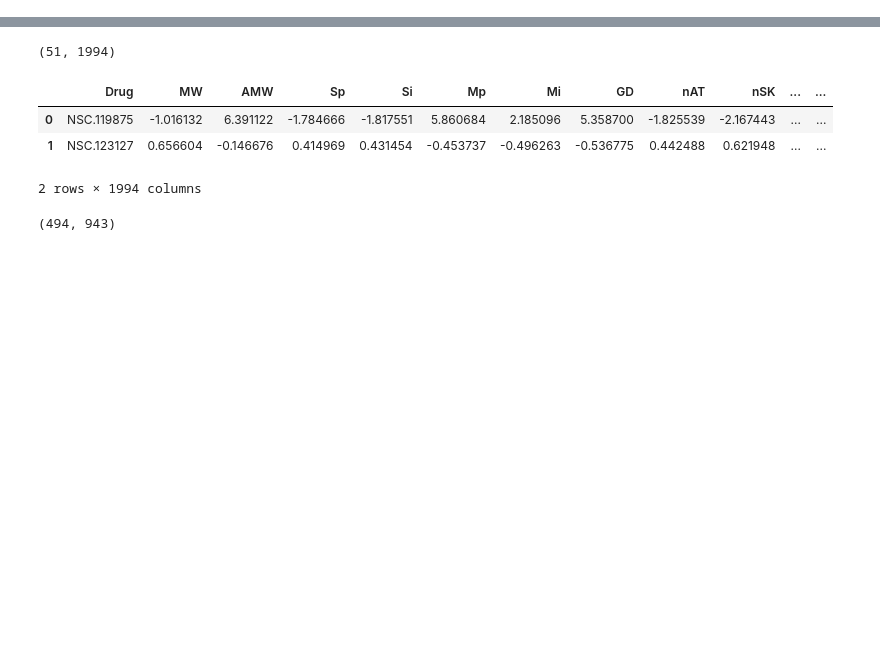
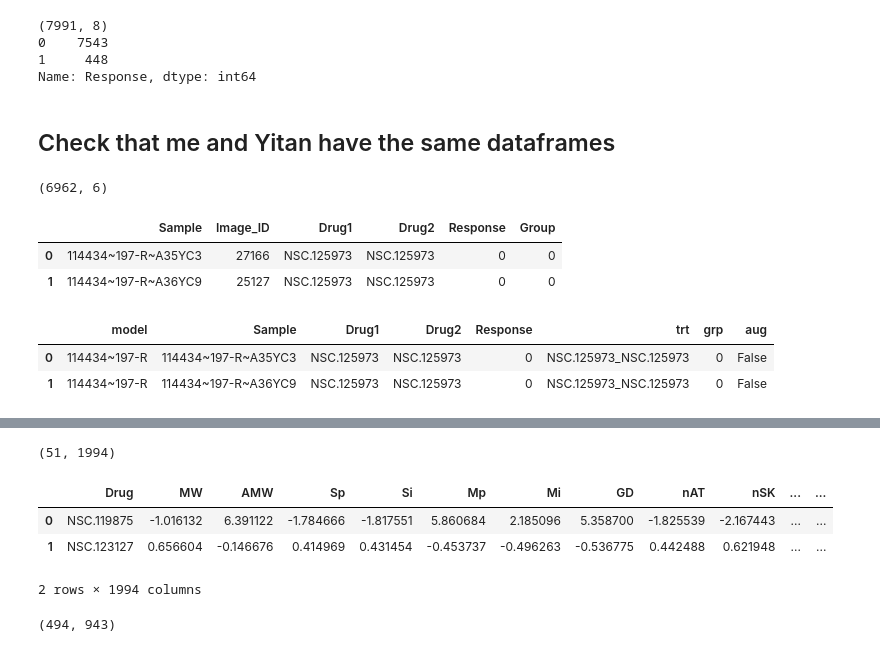
Before and after one commit to adpartin/pdx-histo, a Jupyter notebook: nbs/yitan_data.ipynb, the cells around one changed output, grey strips where cells are left out. Cells and saved outputs as stored; diff of their text form; code cells hidden in the pictures; blank space fills up the shorter version.

```diff
--- a/nbs/yitan_data.ipynb
+++ b/nbs/yitan_data.ipynb
@@ -26,0 +146,34 @@ The autoreload extension is already loaded. To reload it, use:
+# %%
+# Create and save the final drug response dataset
+rsp_drug_pair = pd.concat([rr, df_aug], axis=0)
+rsp_drug_pair = rsp_drug_pair.sort_values(["grp", "aug", "Sample"]).reset_index(drop=True)
+print(rsp_drug_pair.shape)
+print(rsp_drug_pair.Response.value_counts())
+rsp_drug_pair.to_csv("rsp_drug_pair.csv", index=False)
+# %% [output]
+(7991, 8)
+0    7543
+1     448
+Name: Response, dtype: int64
+# %% [markdown]
+## Check that me and Yitan have the same dataframes
+# %%
+# Response
+datadir = Path("/vol/ml/apartin/projects/pdx-histo/data/PDX_Transfer_Learning_Classification/Processed_Data/Data_For_MultiModal_Learning")
+rsp = pd.read_csv(datadir/"Drug_Pair_Response.txt", sep="\t")
+rsp['Sample'] = rsp['Sample'].map(lambda x: x.split('NCIPDM.')[1])
+print(rsp.shape)
+# %% [output]
+(6962, 6)
+# %%
+rsp[:2]
+# %% [output]
+|  | Sample | Image_ID | Drug1 | Drug2 | Response | Group |
+| 0 | 114434~197-R~A35YC3 | 27166 | NSC.125973 | NSC.125973 | 0 | 0 |
+| 1 | 114434~197-R~A36YC9 | 25127 | NSC.125973 | NSC.125973 | 0 | 0 |
+# %%
+rsp_drug_pair[:2]
+# %% [output]
+|  | model | Sample | Drug1 | Drug2 | Response | trt | grp | aug |
+| 0 | 114434~197-R | 114434~197-R~A35YC3 | NSC.125973 | NSC.125973 | 0 | NSC.125973_NSC.125973 | 0 | False |
+| 1 | 114434~197-R | 114434~197-R~A36YC9 | NSC.125973 | NSC.125973 | 0 | NSC.125973_NSC.125973 | 0 | False |
```
Also changed, not shown: parts of 23 cells of this notebook.
